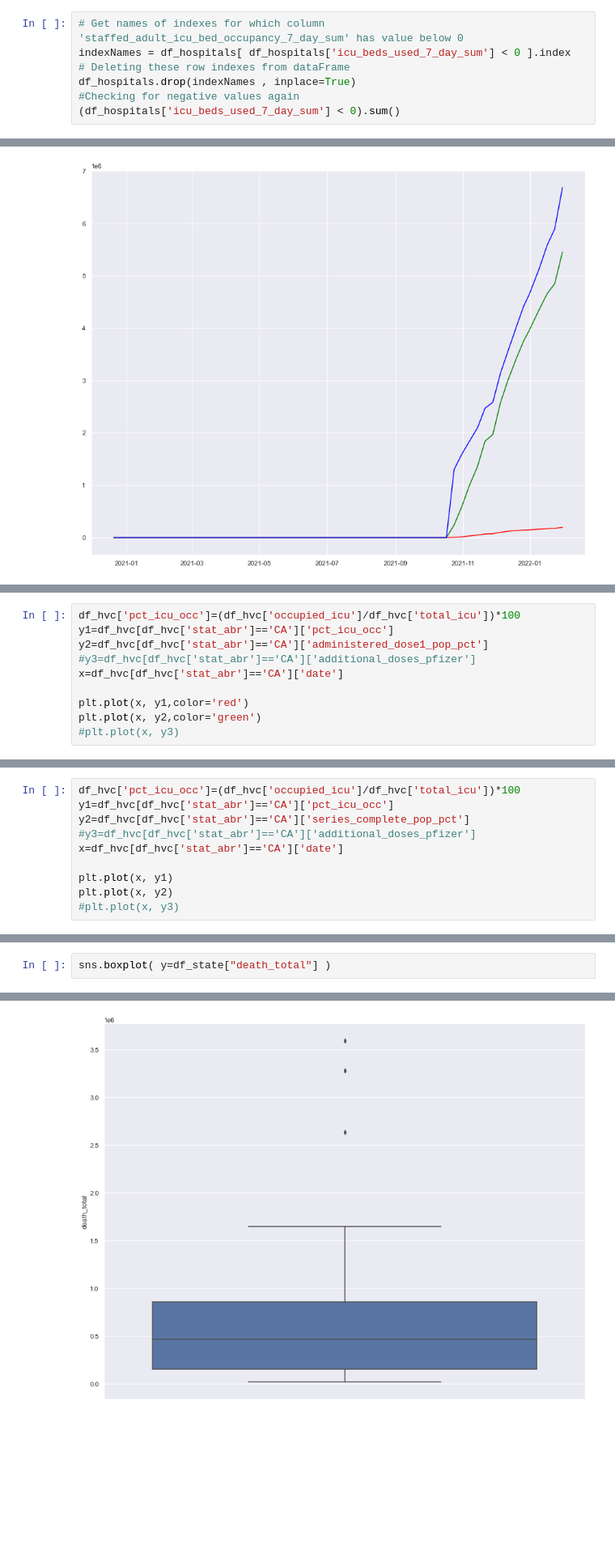
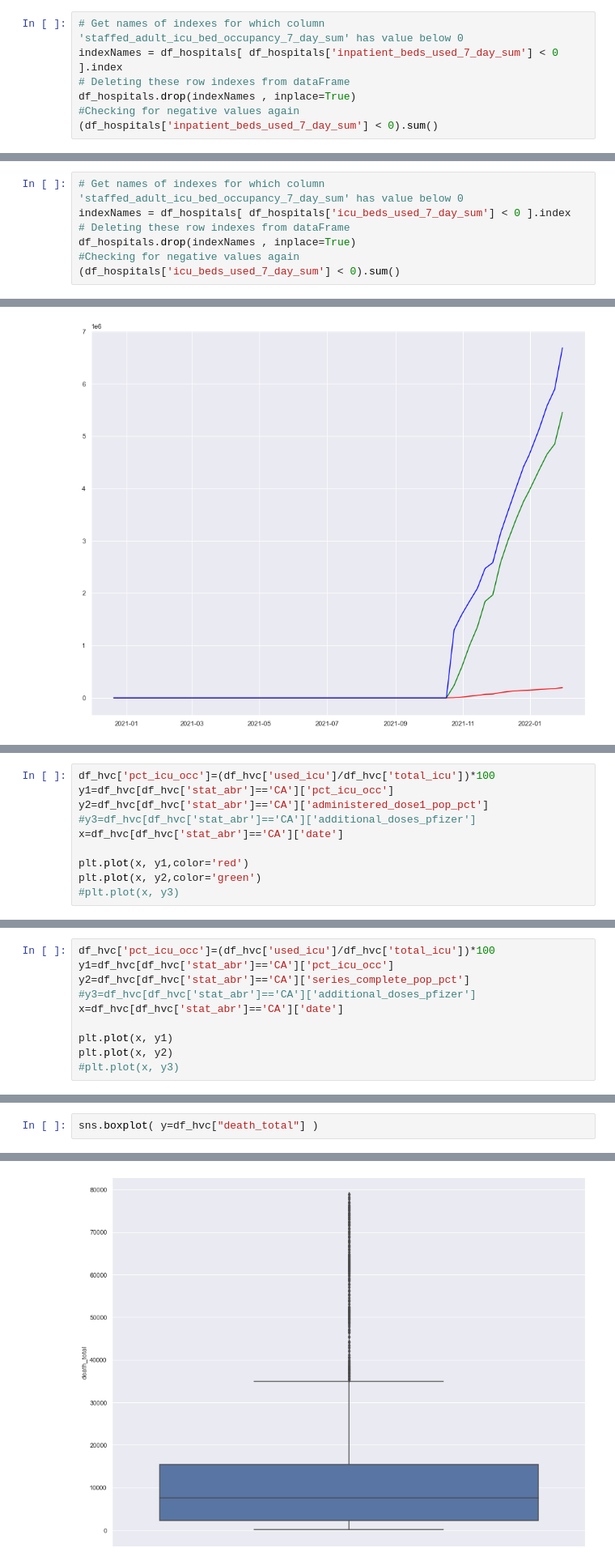
Before and after one commit to vaddhiparthy/COVID-Data-Analysis, a Jupyter notebook: COVID Data Analysis.ipynb, the cells around one changed output, grey strips where cells are left out. Shown at 81% size. Saved outputs shown, nothing was run; the diff lists cells and outputs as text; blank space fills up the shorter version.

```diff
--- a/COVID Data Analysis.ipynb
+++ b/COVID Data Analysis.ipynb
@@ -660,9 +694,16 @@ df_hospitals.drop(indexNames , inplace=True)
 # %%
 # Get names of indexes for which column 'staffed_adult_icu_bed_occupancy_7_day_sum' has value below 0
-indexNames = df_hospitals[ df_hospitals['icu_beds_used_7_day_sum'] < 0 ].index
+indexNames = df_hospitals[ df_hospitals['inpatient_beds_used_7_day_sum'] < 0 ].index
 # Deleting these row indexes from dataFrame
 df_hospitals.drop(indexNames , inplace=True)
 #Checking for negative values again
-(df_hospitals['icu_beds_used_7_day_sum'] < 0).sum()
+(df_hospitals['inpatient_beds_used_7_day_sum'] < 0).sum()
 # %% [output]
 0
+# %%
+# Get names of indexes for which column 'staffed_adult_icu_bed_occupancy_7_day_sum' has value below 0
+indexNames = df_hospitals[ df_hospitals['icu_beds_used_7_day_sum'] < 0 ].index
+# Deleting these row indexes from dataFrame
+df_hospitals.drop(indexNames , inplace=True)
+#Checking for negative values again
+(df_hospitals['icu_beds_used_7_day_sum'] < 0).sum()
@@ -1094,5 +1096,5 @@ Index(['stat_abr', 'uid', 'date', 'mmwr_week', 'week', 'cases_total',
 # %%
-df_hvc['pct_icu_occ']=(df_hvc['occupied_icu']/df_hvc['total_icu'])*100
+df_hvc['pct_icu_occ']=(df_hvc['used_icu']/df_hvc['total_icu'])*100
 y1=df_hvc[df_hvc['stat_abr']=='CA']['pct_icu_occ']
 y2=df_hvc[df_hvc['stat_abr']=='CA']['administered_dose1_pop_pct']
 #y3=df_hvc[df_hvc['stat_abr']=='CA']['additional_doses_pfizer']
@@ -1107,5 +1109,5 @@ plt.plot(x, y2,color='green')
 # %%
-df_hvc['pct_icu_occ']=(df_hvc['occupied_icu']/df_hvc['total_icu'])*100
+df_hvc['pct_icu_occ']=(df_hvc['used_icu']/df_hvc['total_icu'])*100
 y1=df_hvc[df_hvc['stat_abr']=='CA']['pct_icu_occ']
 y2=df_hvc[df_hvc['stat_abr']=='CA']['series_complete_pop_pct']
 #y3=df_hvc[df_hvc['stat_abr']=='CA']['additional_doses_pfizer']
@@ -1126,7 +1128,7 @@ df_hvc[df_hvc['stat_abr']=='CA'].plot( 'date' , 'cases_new' )
 [figure]
 # %%
-sns.boxplot( y=df_state["death_total"] )
+sns.boxplot( y=df_hvc["death_total"] )
 # %% [output]
 <AxesSubplot:ylabel='death_total'>
-[figure, old version]
+[figure, new version]
 # %%
```
Also changed, not shown: parts of 45 cells of this notebook.
